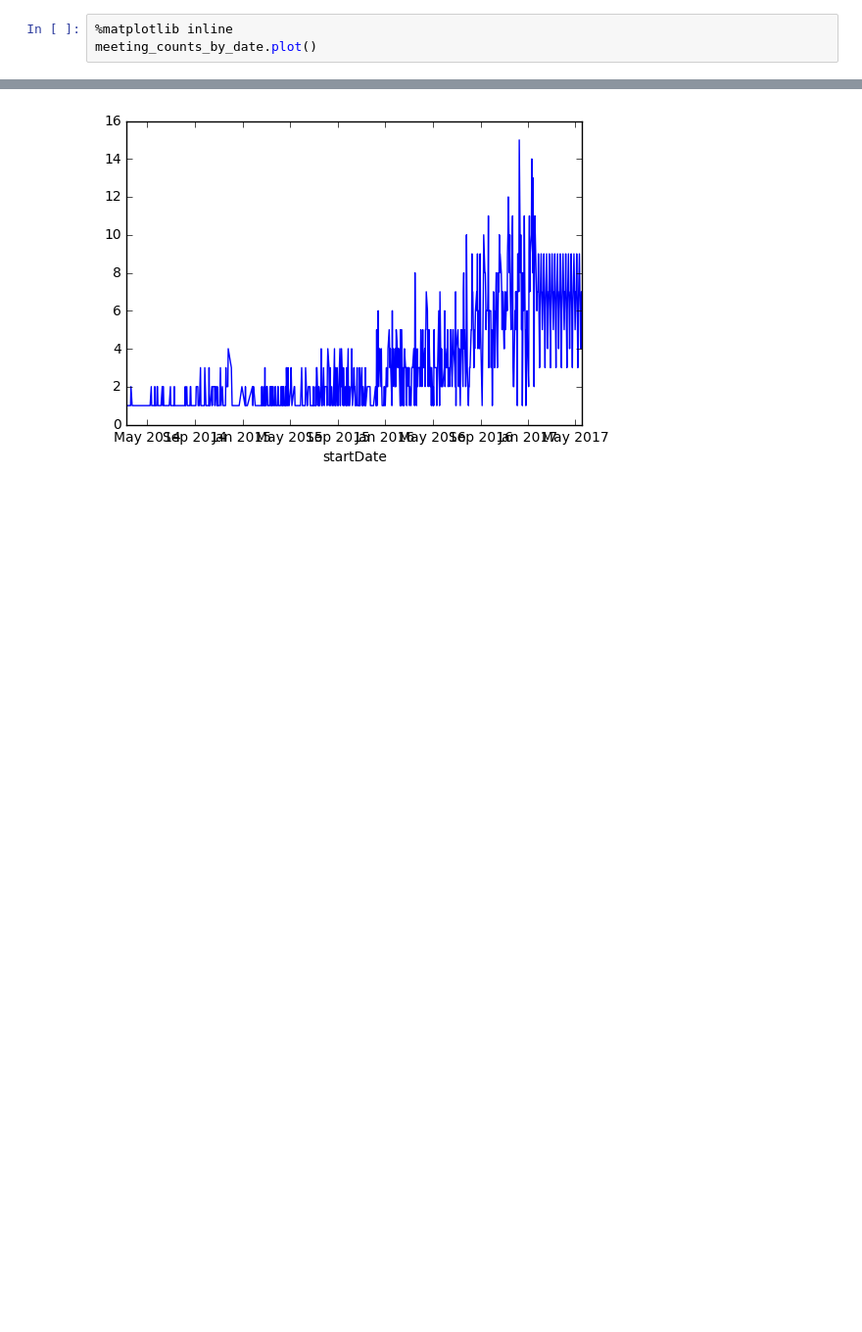
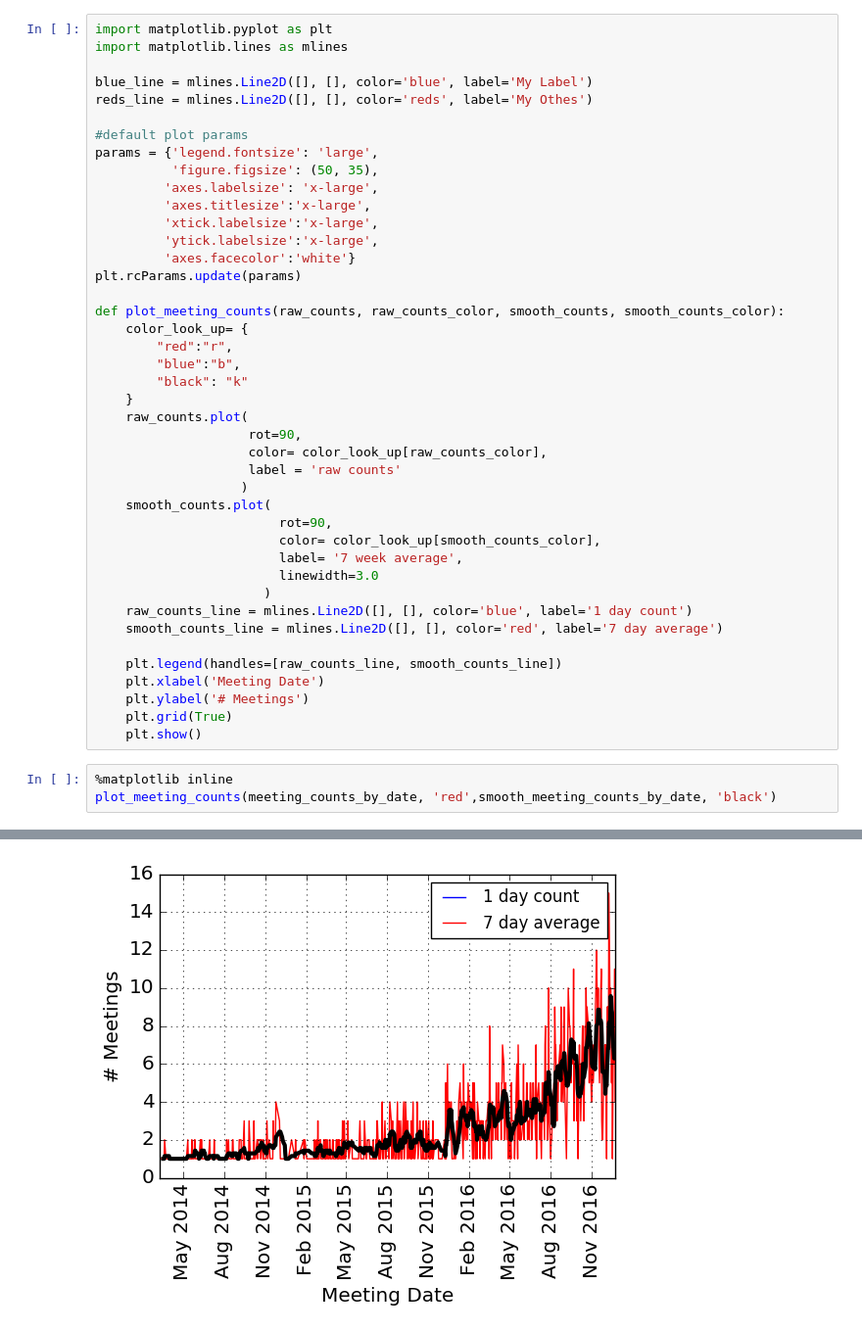
Before and after one commit to bahtizakirov/curiosity_driven_data_mining, a Jupyter notebook: calendar_stats/my calendar stats.ipynb, the cells around one changed output, grey strips where cells are left out. Shown at 98% size. Saved outputs shown, nothing was run; the diff lists cells and outputs as text; blank space fills up the shorter version.

```diff
--- a/calendar_stats/my calendar stats.ipynb
+++ b/calendar_stats/my calendar stats.ipynb
@@ -51,4 +33,46 @@ meeting_counts_by_date = events.groupby("startDate")["startDate"].count()
+# %%
+import matplotlib.pyplot as plt
+import matplotlib.lines as mlines
+
+blue_line = mlines.Line2D([], [], color='blue', label='My Label')
+reds_line = mlines.Line2D([], [], color='reds', label='My Othes')
+
+#default plot params
+params = {'legend.fontsize': 'large',
+          'figure.figsize': (50, 35),
+         'axes.labelsize': 'x-large',
+         'axes.titlesize':'x-large',
+         'xtick.labelsize':'x-large',
+         'ytick.labelsize':'x-large',
+         'axes.facecolor':'white'}
+plt.rcParams.update(params)
+
+def plot_meeting_counts(raw_counts, raw_counts_color, smooth_counts, smooth_counts_color):
+    color_look_up= {
+        "red":"r",
+        "blue":"b",
+        "black": "k"
+    }
+    raw_counts.plot(
+                    rot=90,
+                    color= color_look_up[raw_counts_color],
+                    label = 'raw counts'
+                   )
+    smooth_counts.plot(
+                        rot=90,
+                        color= color_look_up[smooth_counts_color],
+                        label= '7 week average',
+                        linewidth=3.0
+                      )
+    raw_counts_line = mlines.Line2D([], [], color='blue', label='1 day count')
+    smooth_counts_line = mlines.Line2D([], [], color='red', label='7 day average')
+
+    plt.legend(handles=[raw_counts_line, smooth_counts_line])
+    plt.xlabel('Meeting Date')
+    plt.ylabel('# Meetings')
+    plt.grid(True)
+    plt.show()
 # %%
 %matplotlib inline
-meeting_counts_by_date.plot()
+plot_meeting_counts(meeting_counts_by_date, 'red',smooth_meeting_counts_by_date, 'black')
 # %% [output]
@@ -56 +79 @@ meeting_counts_by_date.plot()
-[figure, old version]
+[figure, new version]
```
Also changed, not shown: parts of 6 cells of this notebook.
